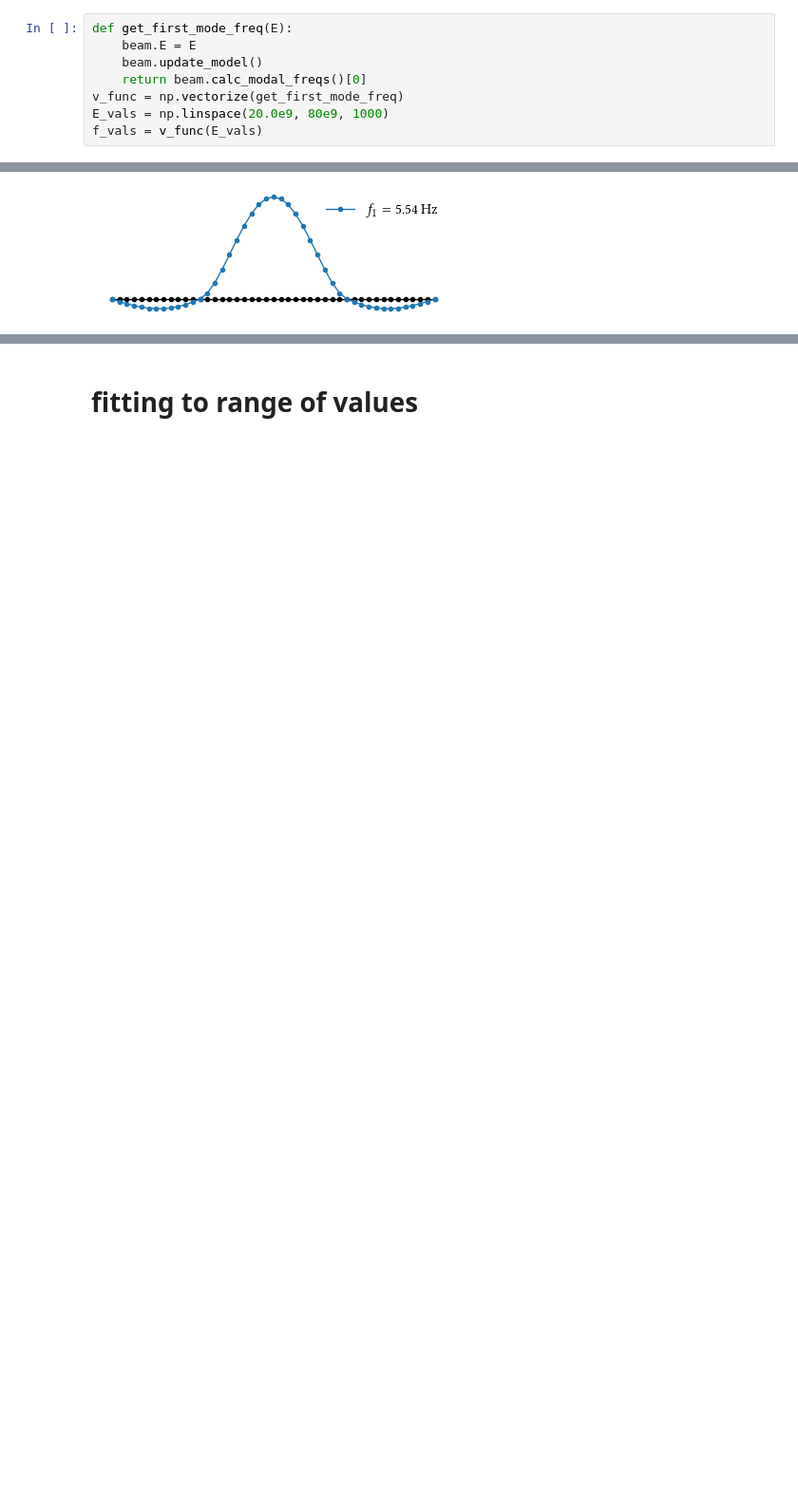
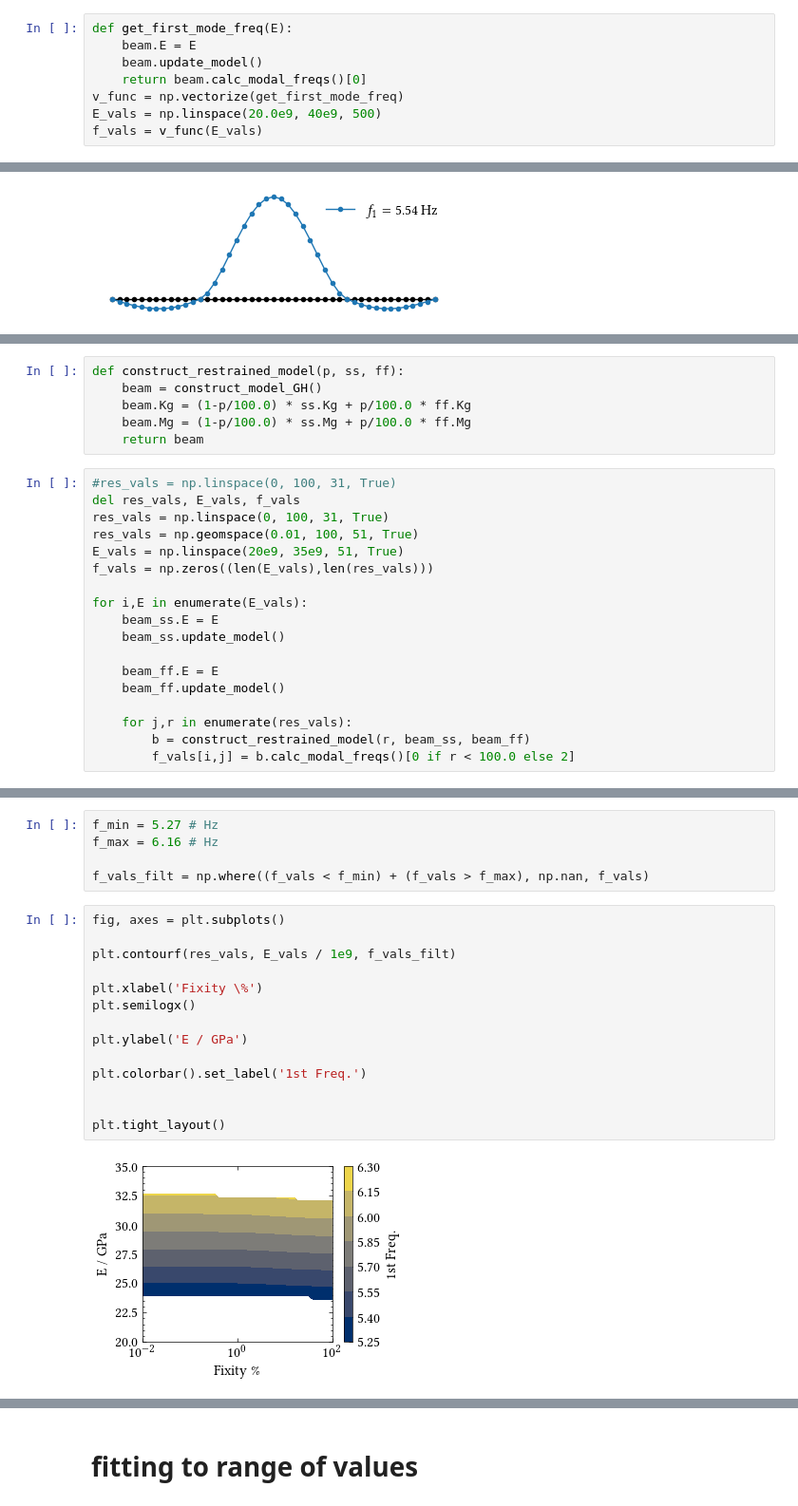
Before and after one commit to alanjferguson/thesis-figure-code, a Jupyter notebook: chapter_5/0_gracehill_fe_model.ipynb, the cells around one changed output, grey strips where cells are left out. Shown at 95% size. Saved outputs shown, nothing was run; the diff lists cells and outputs as text; blank space fills up the shorter version.

```diff
--- a/chapter_5/0_gracehill_fe_model.ipynb
+++ b/chapter_5/0_gracehill_fe_model.ipynb
@@ -54,7 +54,7 @@ def get_first_mode_freq(E):
     beam.update_model()
     return beam.calc_modal_freqs()[0]
 v_func = np.vectorize(get_first_mode_freq)
-E_vals = np.linspace(20.0e9, 80e9, 1000)
+E_vals = np.linspace(20.0e9, 40e9, 500)
 f_vals = v_func(E_vals)
 # %%
 f_modal_test = 5.54 # Hz
@@ -125,0 +136,24 @@ f_max: 6.16Hz -> E=32.613GPa
+# %%
+def construct_restrained_model(p, ss, ff):
+    beam = construct_model_GH()
+    beam.Kg = (1-p/100.0) * ss.Kg + p/100.0 * ff.Kg
+    beam.Mg = (1-p/100.0) * ss.Mg + p/100.0 * ff.Mg
+    return beam
+# %%
+#res_vals = np.linspace(0, 100, 31, True)
+del res_vals, E_vals, f_vals
+res_vals = np.linspace(0, 100, 31, True)
+res_vals = np.geomspace(0.01, 100, 51, True)
+E_vals = np.linspace(20e9, 35e9, 51, True)
+f_vals = np.zeros((len(E_vals),len(res_vals)))
+
+for i,E in enumerate(E_vals):
+    beam_ss.E = E
+    beam_ss.update_model()
+
+    beam_ff.E = E
+    beam_ff.update_model()
+
+    for j,r in enumerate(res_vals):
+        b = construct_restrained_model(r, beam_ss, beam_ff)
+        f_vals[i,j] = b.calc_modal_freqs()[0 if r < 100.0 else 2]
@@ -125,0 +164,21 @@ f_max: 6.16Hz -> E=32.613GPa
+# %%
+f_min = 5.27 # Hz
+f_max = 6.16 # Hz
+
+f_vals_filt = np.where((f_vals < f_min) + (f_vals > f_max), np.nan, f_vals)
+# %%
+fig, axes = plt.subplots()
+
+plt.contourf(res_vals, E_vals / 1e9, f_vals_filt)
+
+plt.xlabel('Fixity \%')
+plt.semilogx()
+
+plt.ylabel('E / GPa')
+
+plt.colorbar().set_label('1st Freq.')
+
+
+plt.tight_layout()
+# %% [output]
+[figure, added]
```
Also changed, not shown: parts of 30 cells of this notebook, 2 other files.
